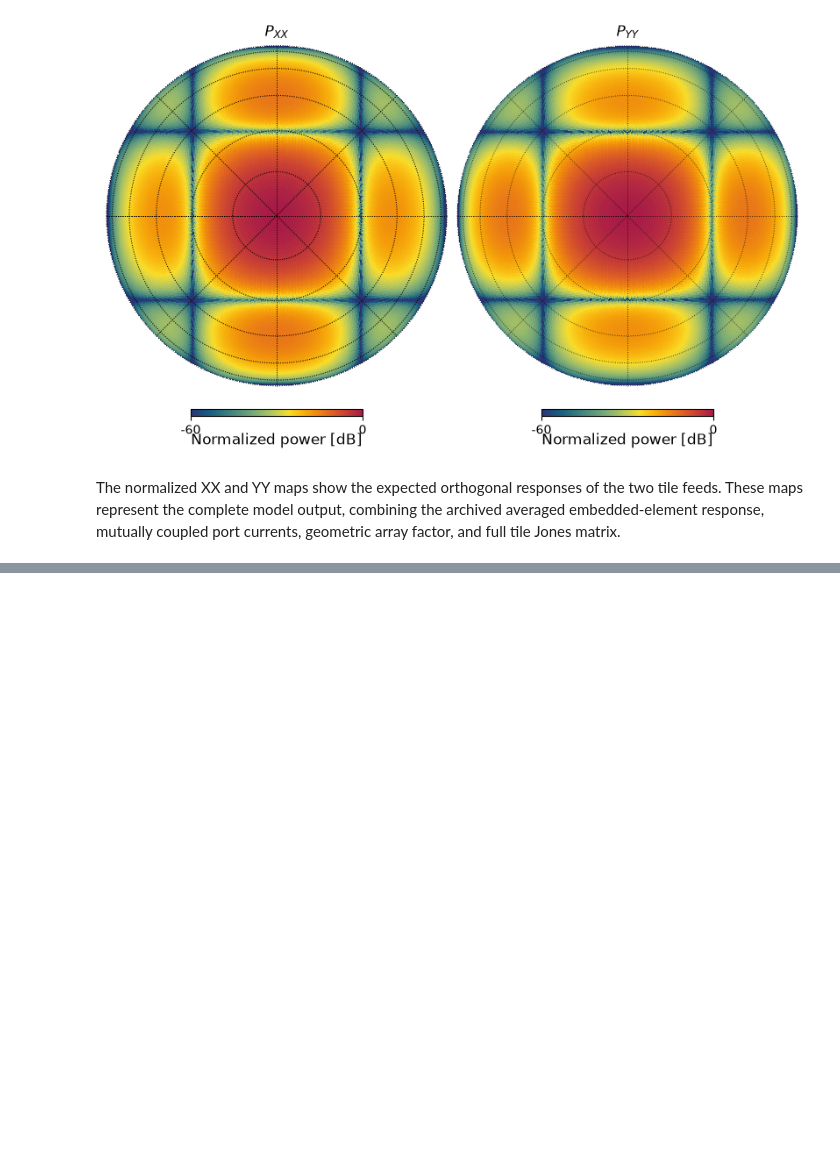
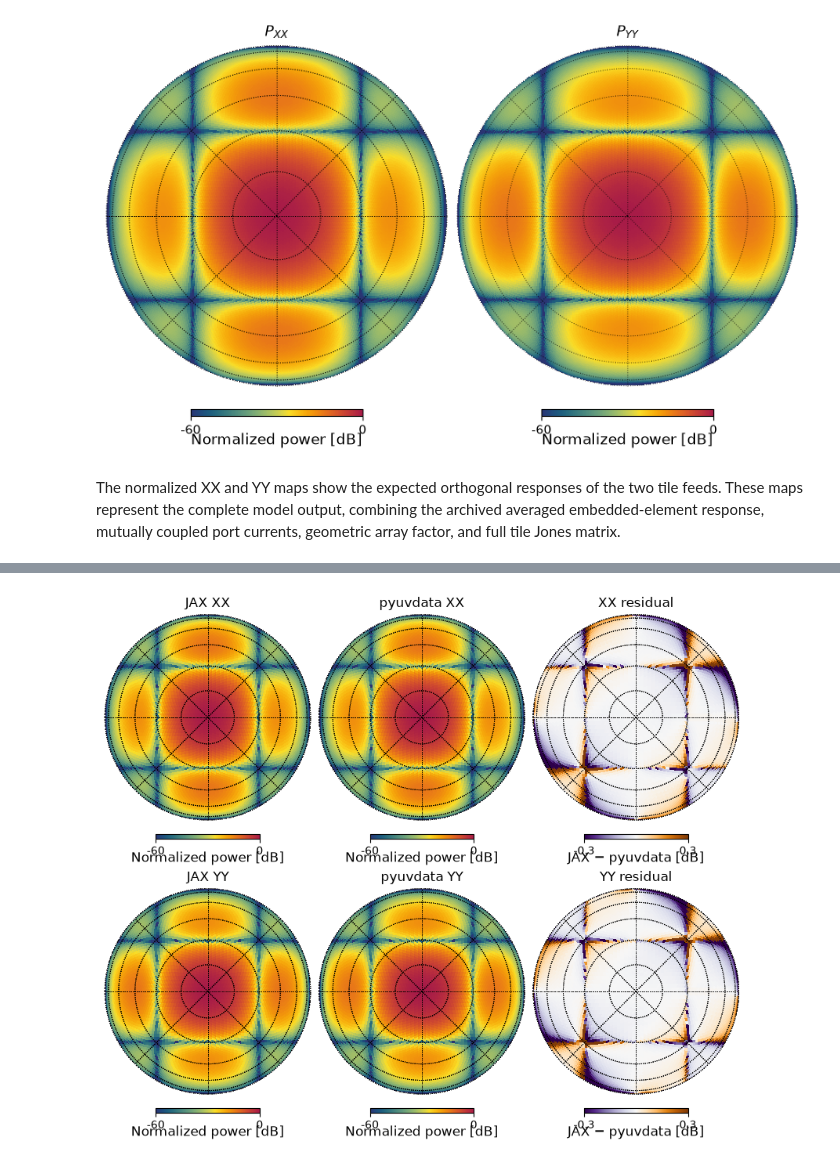
Before and after one commit to amanchokshi/mwa_jaxbeam, a Jupyter notebook: notebooks/validate_aee_137mhz.ipynb, the cells around one changed output, grey strips where cells are left out. Saved outputs shown, nothing was run; the diff lists cells and outputs as text; code cells hidden in the pictures; blank space fills up the shorter version.

Commit message:
Have jaxbeam vs pyuv aee beam comparison

```diff
--- a/notebooks/validate_aee_137mhz.ipynb
+++ b/notebooks/validate_aee_137mhz.ipynb
@@ -2088,0 +2411,14 @@ The normalized XX and YY maps show the expected orthogonal responses of the two
+# %%
+jax_power_hpx = np.full(
+    (2, npix),
+    np.nan,
+    dtype=float,
+)
+
+jax_power_hpx[:, visible] = np.asarray(
+    power(
+        az_rad=az_jax_hpx[visible],
+        za_rad=za_hpx[visible],
+        normalize=True,
+    )
+)
@@ -2088,0 +2504,82 @@ The normalized XX and YY maps show the expected orthogonal responses of the two
+# %%
+fig = plt.figure(
+    figsize=(8.2, 7)
+)
+
+beam_kwargs = dict(
+    rot=(0, 90, -90),
+    half_sky=True,
+    flip="geo",
+    fig=fig,
+    min=power_floor_db,
+    max=0.0,
+    unit="\n\nNormalized power [dB]",
+    badcolor="whitesmoke",
+    cmap=prd,
+)
+
+residual_kwargs = dict(
+    rot=(0, 90, -90),
+    half_sky=True,
+    flip="geo",
+    fig=fig,
+    min=-0.3,
+    max=0.3,
+    unit="\n\nJAX − pyuvdata [dB]",
+    cmap="PuOr_r",
+)
+
+hp.orthview(
+    jax_maps[0],
+    sub=(2, 3, 1),
+    title="JAX XX",
+    **beam_kwargs,
+)
+
+hp.orthview(
+    jax_maps[1],
+    sub=(2, 3, 4),
+    title="JAX YY",
+    **beam_kwargs,
+)
+
+hp.orthview(
+    pyuv_maps[0],
+    sub=(2, 3, 2),
+    title="pyuvdata XX",
+    **beam_kwargs,
+)
+
+hp.orthview(
+    pyuv_maps[1],
+    sub=(2, 3, 5),
+    title="pyuvdata YY",
+    **beam_kwargs,
+)
+
+hp.orthview(
+    residual_maps[0],
+    sub=(2, 3, 3),
+    title="XX residual",
+    **residual_kwargs,
+)
+
+hp.orthview(
+    residual_maps[1],
+    sub=(2, 3, 6),
+    title="YY residual",
+    **residual_kwargs,
+)
+
+for subplot in range(1, 7):
+    hp.graticule(
+        dpar=15,
+        dmer=45,
+        ls=":",
+        lw=0.7,
+        alpha=0.7,
+    )
+
+plt.show()
+# %% [output]
+[figure, added]
```
Also changed, not shown: parts of 24 cells of this notebook.
